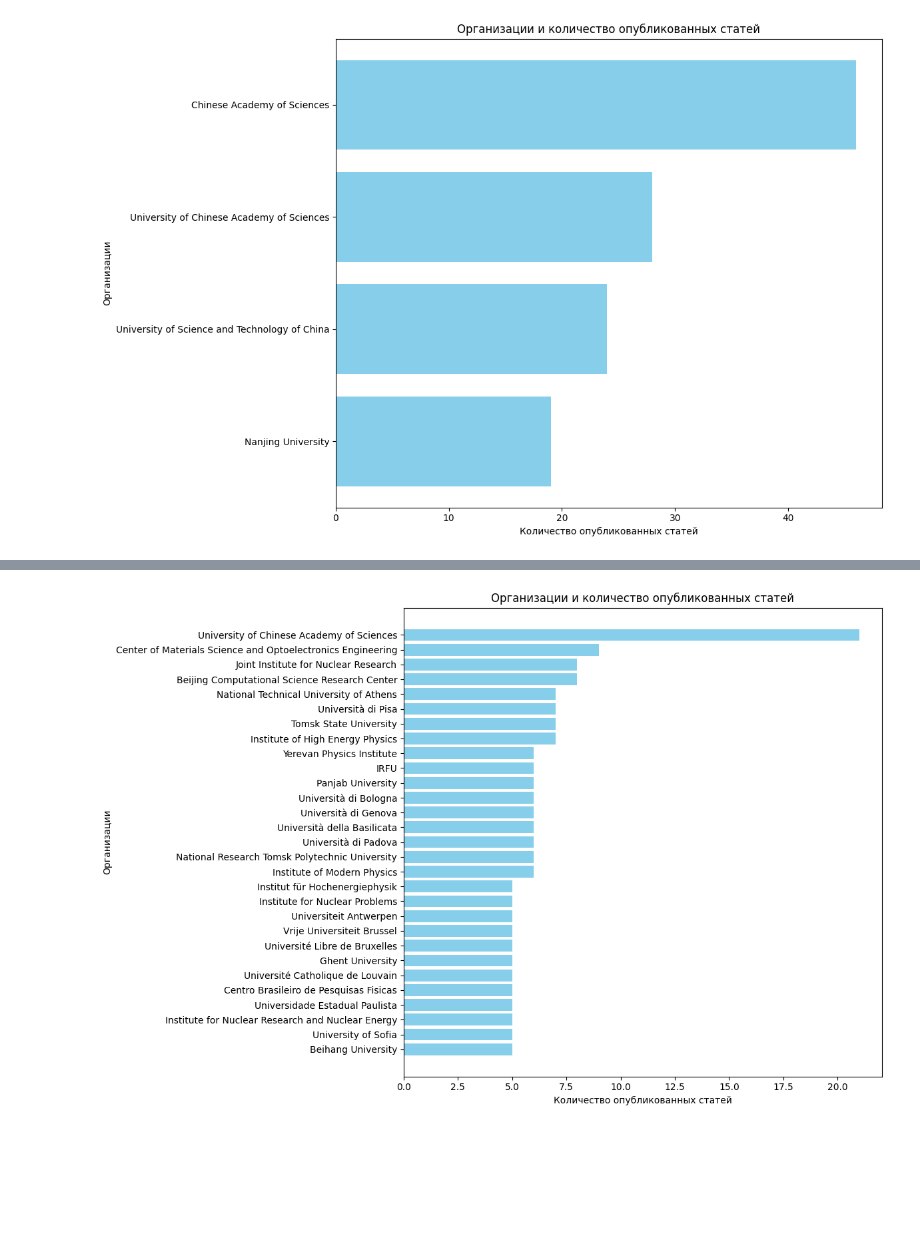
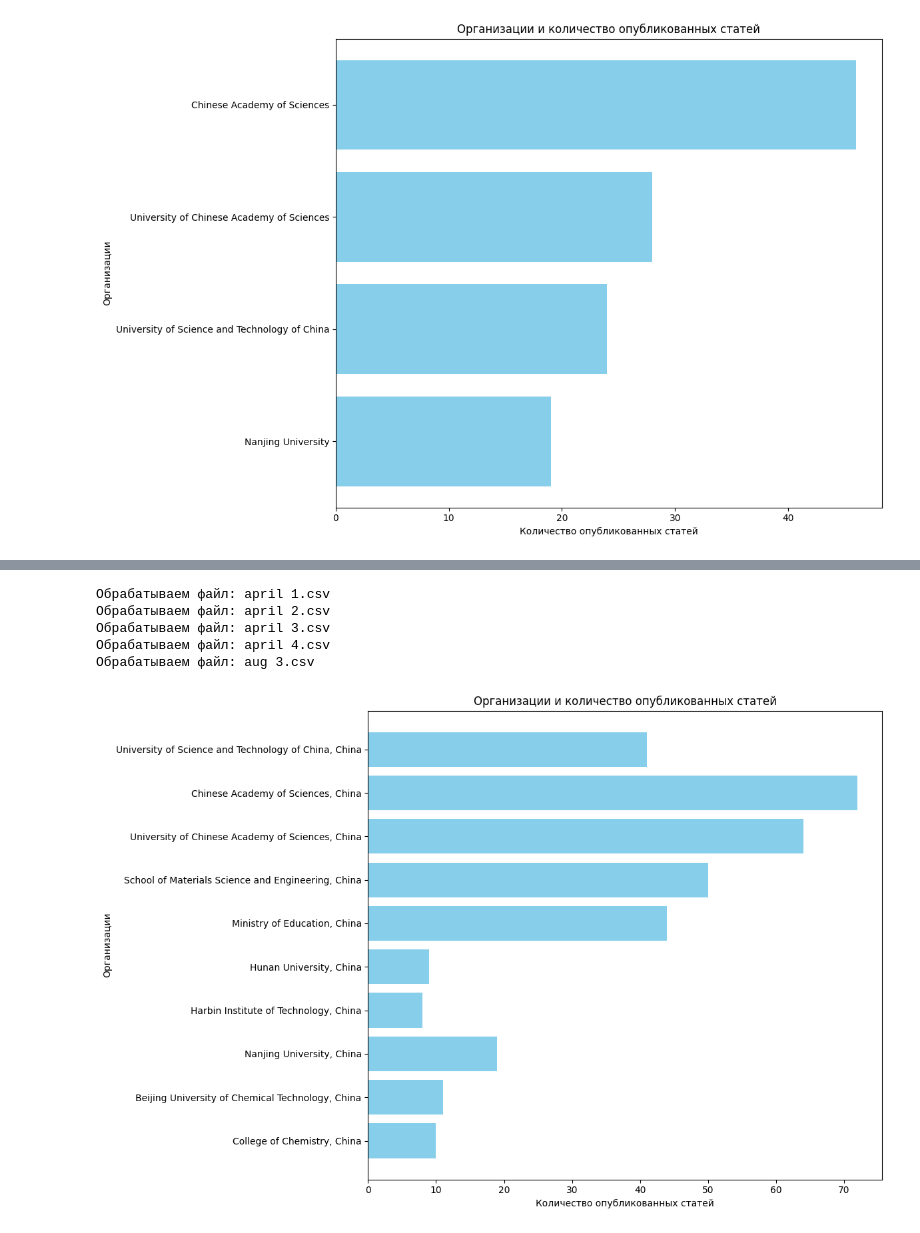
Before and after one commit to Eugene665/JINR_hackathon_2, a Jupyter notebook: Hacaton.ipynb, the cells around one changed output, grey strips where cells are left out. Saved outputs shown, nothing was run; the diff lists cells and outputs as text; code cells hidden in the pictures; blank space fills up the shorter version.

```diff
--- a/Hacaton.ipynb
+++ b/Hacaton.ipynb
@@ -113,17 +70,53 @@ plt.show()
-# %%
-df_filtered_2 = df_filtered_1[df_filtered_1.apply(contains_needed_words, axis=1)].copy()
-organizations_counts = find_organization_counts(df_filtered_2)
-organizations_full = [org for org, count in organizations_counts]
-organizations = [org.split(',')[0] for org, count in organizations_counts]
-counts = [count for org, count in organizations_counts]
-plt.figure(figsize=(12, 8))
-plt.barh(organizations, counts, color='skyblue')
-plt.xlabel('Количество опубликованных статей')
-plt.ylabel('Организации')
-plt.title('Организации и количество опубликованных статей')
-plt.gca().invert_yaxis()
-plt.tight_layout()
-
-plt.show()
-# %% [output]
-[figure, removed]
+# %%
+path = r"csv_data"
+
+# Получение списка всех CSV файлов в папке
+csv_files = [f for f in os.listdir(path) if f.endswith('.csv')]
+
+# Переменная для накопления полных данных
+accumulated_organization_counts = {}
+for csv_file in csv_files:
+    file_path = os.path.join(path, csv_file)
+
+    try:
+        # Читаем CSV файл
+        df = pd.read_csv(file_path, dtype=str)
+        print(f'Обрабатываем файл: {csv_file}')
+
+        # Фильтруем данные
+        df_filtered_1 = df[need_columns]
+        df_filtered_2 = df_filtered_1[df_filtered_1.apply(contains_needed_words, axis=1)].copy()
+
+        # Находим количества организаций
+        organizations_counts = find_organization_counts(df_filtered_2)
+
+        # Накопление данных
+        for org, count in organizations_counts:
+            if org in accumulated_organization_counts:
+                accumulated_organization_counts[org] += count
+            else:
+                accumulated_organization_counts[org] = count
+
+    except Exception as e:
+        print(f'Ошибка при обработке {csv_file}: {e}')
+
+# Преобразуем накопленные данные в два списка для визуализации
+organizations = list(accumulated_organization_counts.keys())
+counts = list(accumulated_organization_counts.values())
+
+# Визуализировать данные
+plt.figure(figsize=(12, 8))
+plt.barh(organizations, counts, color='skyblue')
+plt.xlabel('Количество опубликованных статей')
+plt.ylabel('Организации')
+plt.title('Организации и количество опубликованных статей')
+plt.gca().invert_yaxis()
+plt.tight_layout()
+plt.show()
+# %% [output]
+Обрабатываем файл: april 1.csv
+Обрабатываем файл: april 2.csv
+Обрабатываем файл: april 3.csv
+Обрабатываем файл: april 4.csv
+Обрабатываем файл: aug 3.csv
+[figure, added]
```
Also changed, not shown: parts of 6 cells of this notebook.
